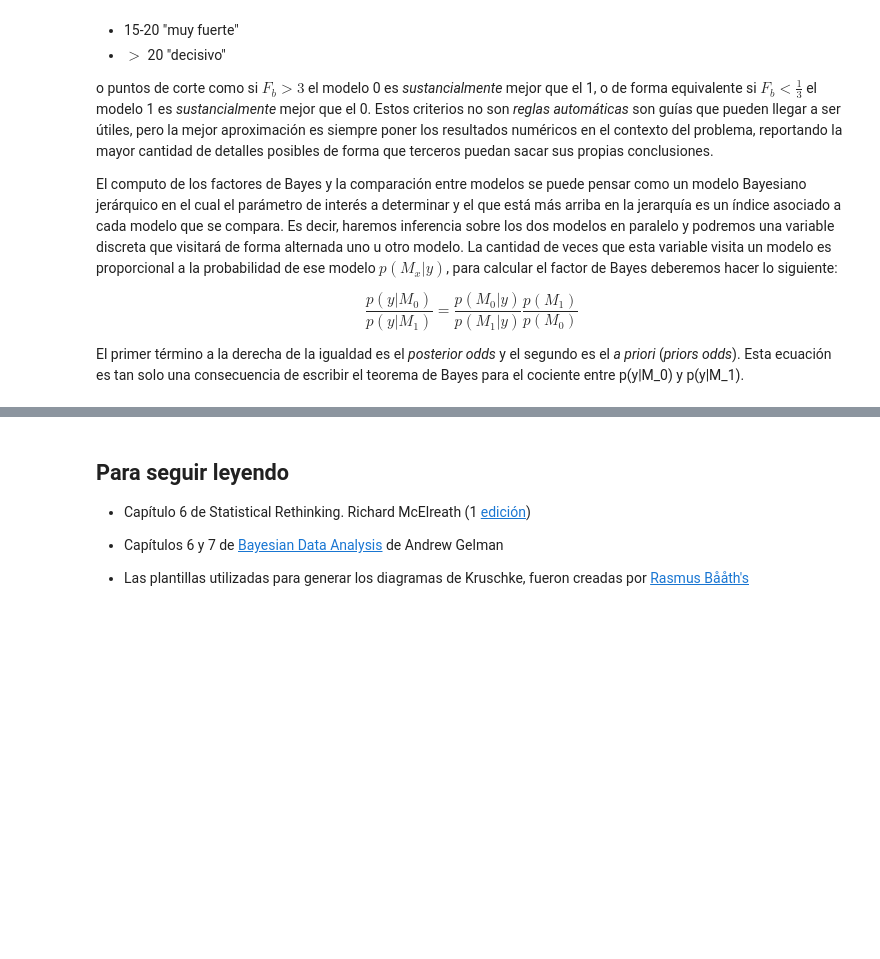
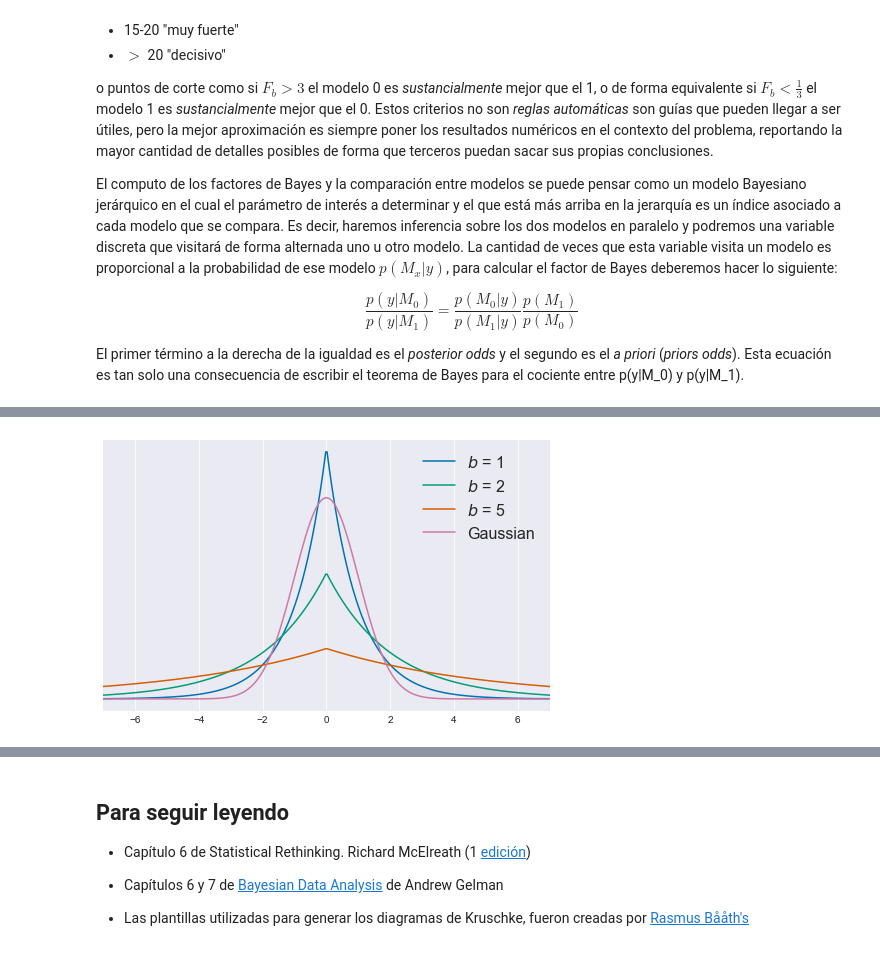
Before and after one commit to jmloyola/EBAD, a Jupyter notebook: 07_Comparación_de_modelos.ipynb, the cells around one changed output, grey strips where cells are left out. Saved outputs shown, nothing was run; the diff lists cells and outputs as text; code cells hidden in the pictures; blank space fills up the shorter version.

```diff
--- a/07_Comparación_de_modelos.ipynb
+++ b/07_Comparación_de_modelos.ipynb
@@ -304,0 +332,14 @@ El primer término a la derecha de la igualdad es el _posterior odds_ y el segun
+# %%
+plt.figure(figsize=(8, 5))
+x_values = np.linspace(-10, 10, 500)
+for df in [1, 2, 5]:
+    distri = stats.laplace(scale=df)
+    x_pdf = distri.pdf(x_values)
+    plt.plot(x_values, x_pdf, label='$b$ = {}'.format(df))
+
+plt.plot(x_values, stats.norm.pdf(x_values), label='Gaussian')
+plt.yticks([])
+plt.legend(loc=0, fontsize=16)
+plt.xlim(-7, 7);
+# %% [output]
+[figure, added]
```
Also changed, not shown: parts of 11 cells of this notebook.
